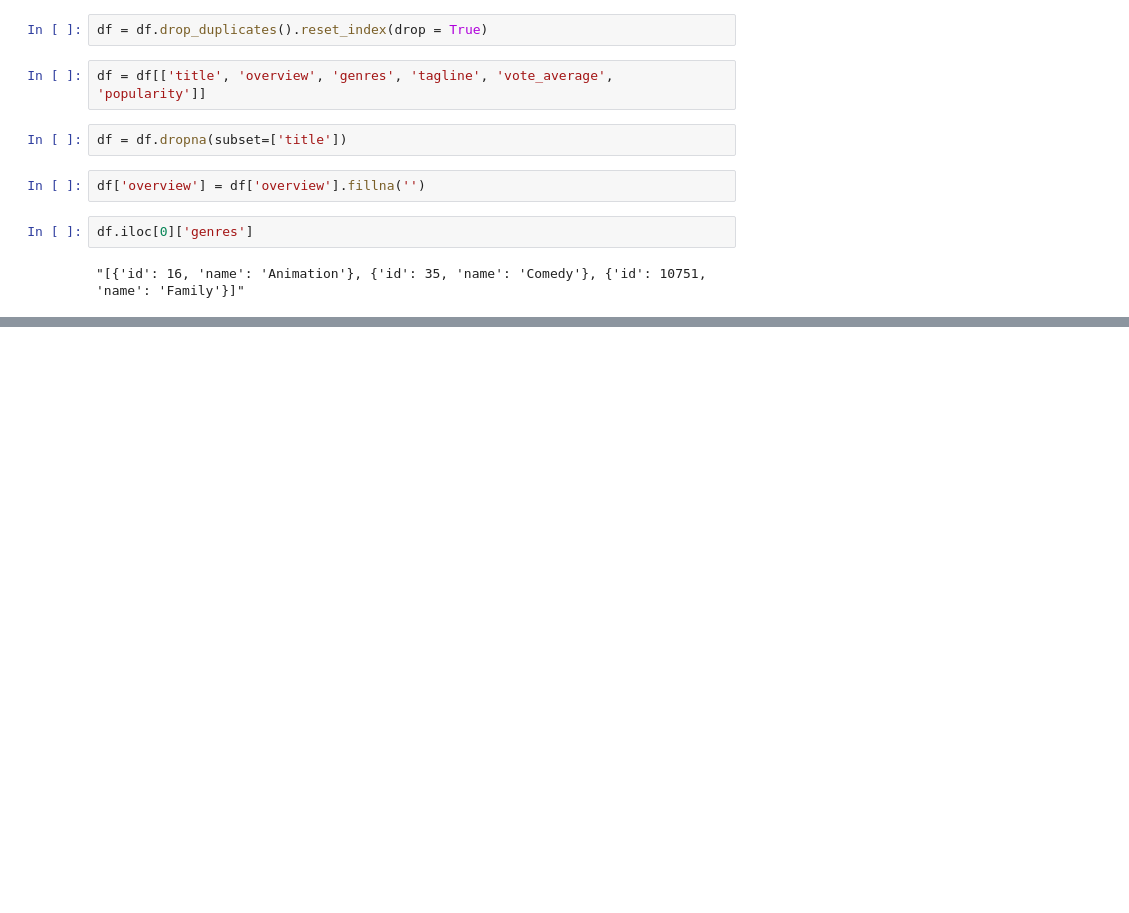
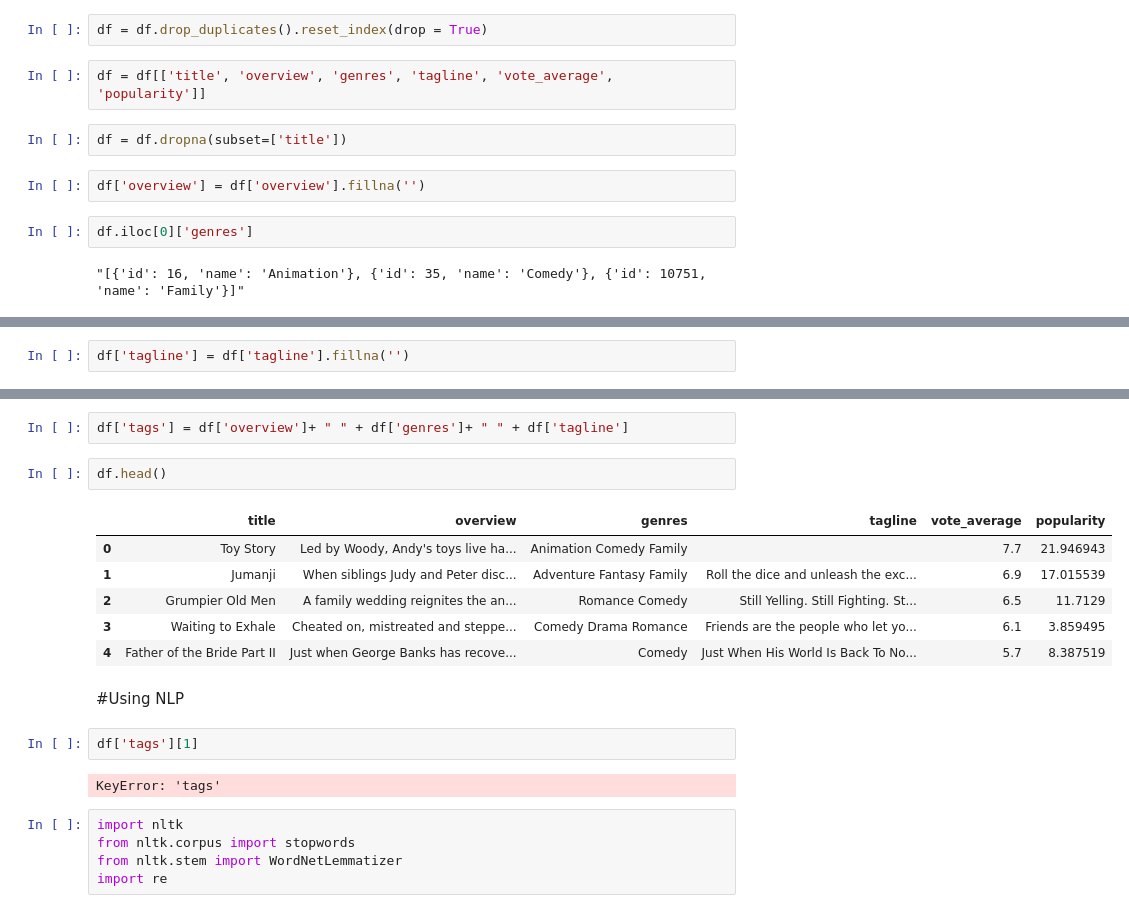
Before and after one commit to asadibrahim206/Mechine-Learning-projects, a Jupyter notebook: movies.ipynb, the cells around one changed output, grey strips where cells are left out. Drawn from its saved outputs; the diff is of its cells as text; blank space fills up the shorter version.

```diff
--- a/movies.ipynb
+++ b/movies.ipynb
@@ -88,0 +101,2 @@ df.iloc[0]['genres']
+# %%
+df['tagline'] = df['tagline'].fillna('')
@@ -88,0 +114,22 @@ df.iloc[0]['genres']
+# %%
+df['tags'] = df['overview']+ " " + df['genres']+ " " + df['tagline']
+# %%
+df.head()
+# %% [output]
+|  | title | overview | genres | tagline | vote_average | popularity |
+| 0 | Toy Story | Led by Woody, Andy's toys live ha... | Animation Comedy Family |  | 7.7 | 21.946943 |
+| 1 | Jumanji | When siblings Judy and Peter disc... | Adventure Fantasy Family | Roll the dice and unleash the exc... | 6.9 | 17.015539 |
+| 2 | Grumpier Old Men | A family wedding reignites the an... | Romance Comedy | Still Yelling. Still Fighting. St... | 6.5 | 11.7129 |
+| 3 | Waiting to Exhale | Cheated on, mistreated and steppe... | Comedy Drama Romance | Friends are the people who let yo... | 6.1 | 3.859495 |
+| 4 | Father of the Bride Part II | Just when George Banks has recove... | Comedy | Just When His World Is Back To No... | 5.7 | 8.387519 |
+# %% [markdown]
+#Using NLP
+# %%
+df['tags'][1]
+# %% [output]
+KeyError: 'tags'
+# %%
+import nltk
+from nltk.corpus import stopwords
+from nltk.stem import WordNetLemmatizer
+import re
```
Also changed, not shown: parts of 7 cells of this notebook.
